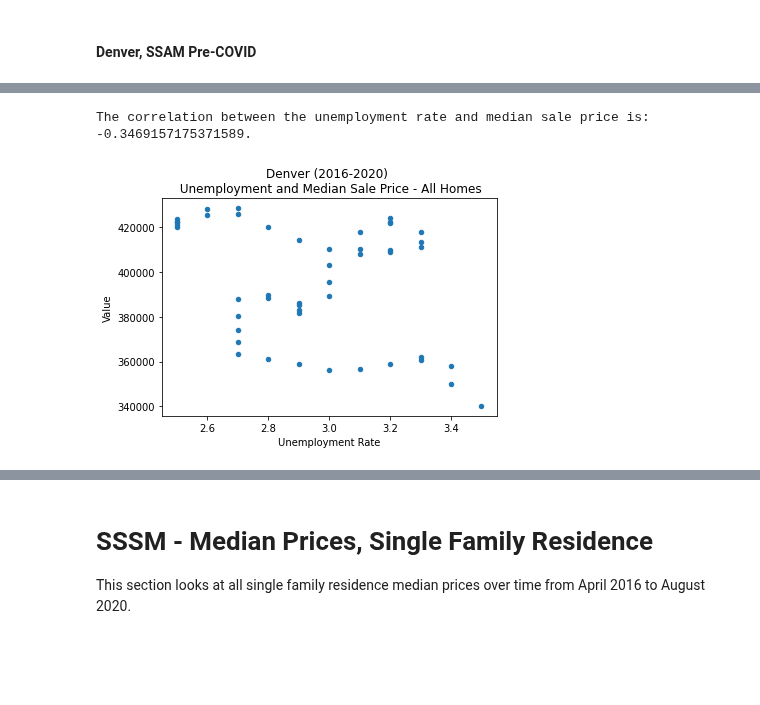
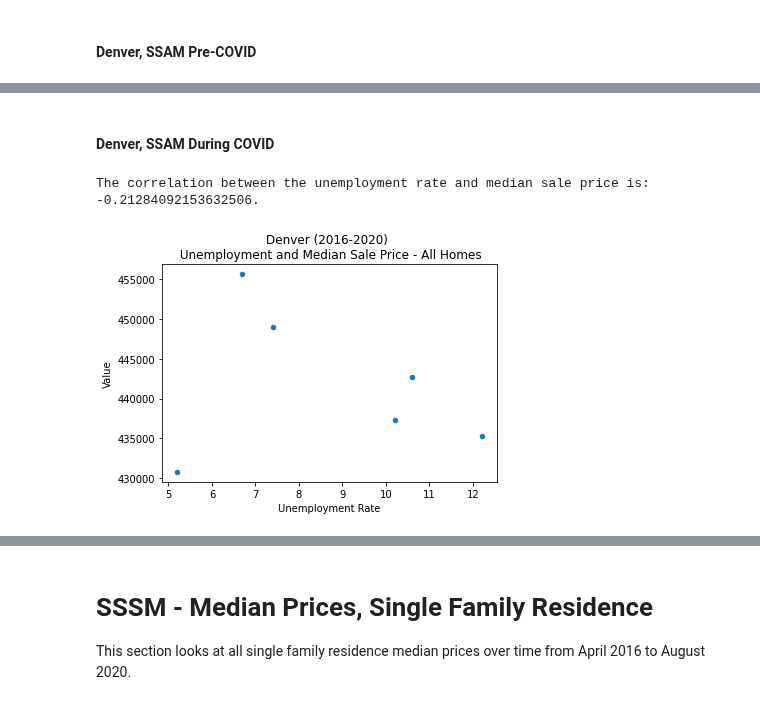
Before and after one commit to binetala/The_Very_Best_Team, a Jupyter notebook: Cole/median_sale_price_analyses.ipynb, the cells around one changed output, grey strips where cells are left out. Saved outputs shown, nothing was run; the diff lists cells and outputs as text; code cells hidden in the pictures; blank space fills up the shorter version.

Commit message:
Box, Scatter and Lines for various points

```diff
--- a/Cole/median_sale_price_analyses.ipynb
+++ b/Cole/median_sale_price_analyses.ipynb
@@ -143,17 +161,21 @@ denver_ssam_pre19.head()
+# %% [markdown]
+#### Denver, SSAM During COVID
+# %%
+denver_ssam_dur19 = ssam_df[(ssam_df["Region Name"].str.contains("Denver")) & (ssam_df["Year-Month"] >= "2020-03-01")].groupby("Year-Month").first()
 # %%
 # Set x,y for correlation and scatter
-pre19_den_unemp_x = denver_ssam_pre19["Unemployment Rate"]
-pre19_den_value_y = denver_ssam_pre19["Value"]
+dur19_den_unemp_x = denver_ssam_dur19["Unemployment Rate"]
+dur19_den_value_y = denver_ssam_dur19["Value"]
 
 # Calc correlation
-pre19_denver_correlation = st.pearsonr(pre19_den_unemp_x,pre19_den_value_y)
-print(f"The correlation between the unemployment rate and median sale price is: {pre19_denver_correlation[0]}.")
+dur19_denver_correlation = st.pearsonr(dur19_den_unemp_x,dur19_den_value_y)
+print(f"The correlation between the unemployment rate and median sale price is: {dur19_denver_correlation[0]}.")
 
 # Plot
-denver_ssam_pre19 = denver_ssam_pre19[["Unemployment Rate", "Value"]]
-denver_ssam_pre19.plot("Unemployment Rate", "Value", kind="scatter")
+denver_ssam_dur19 = denver_ssam_dur19[["Unemployment Rate", "Value"]]
+denver_ssam_dur19.plot("Unemployment Rate", "Value", kind="scatter")
 plt.title("Denver (2016-2020) \n Unemployment and Median Sale Price - All Homes")
 plt.show()
 # %% [output]
-The correlation between the unemployment rate and median sale price is: -0.3469157175371589.
+The correlation between the unemployment rate and median sale price is: -0.21284092153632506.
-[figure, old version]
+[figure, new version]
```
Also changed, not shown: parts of 8 cells of this notebook.
